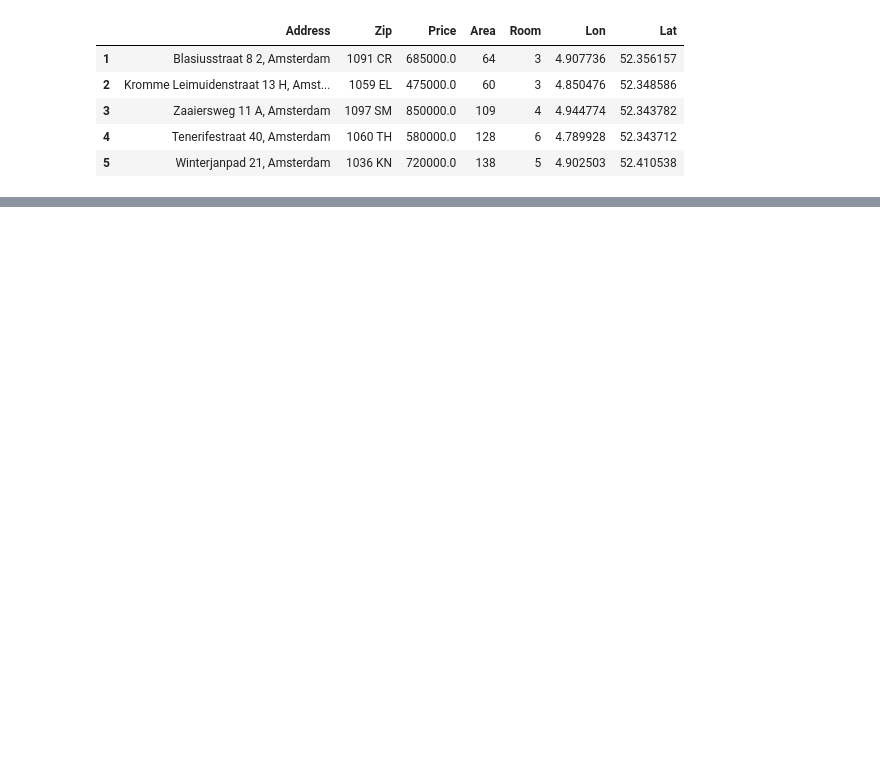
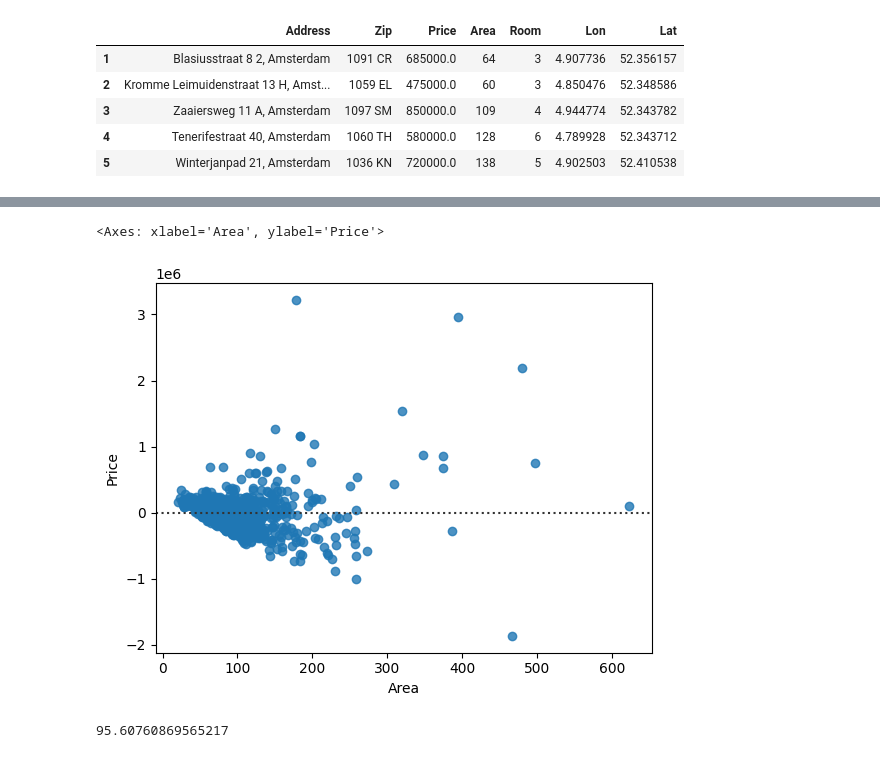
Before and after one commit to pcs03/foe-exercises, a Jupyter notebook: statistics/ws2/ws2.ipynb, the cells around one changed output, grey strips where cells are left out. Drawn from its saved outputs; the diff is of its cells as text; code cells hidden in the pictures; blank space fills up the shorter version.

```diff
--- a/statistics/ws2/ws2.ipynb
+++ b/statistics/ws2/ws2.ipynb
@@ -46,0 +158,9 @@ df.head()
+# %%
+sns.residplot(data=df, x='Area', y='Price')
+# %% [output]
+<Axes: xlabel='Area', ylabel='Price'>
+[figure, added]
+# %%
+np.mean(df['Area'])
+# %% [output]
+95.60760869565217
```
Also changed, not shown: parts of 33 cells of this notebook, 9 other files.
